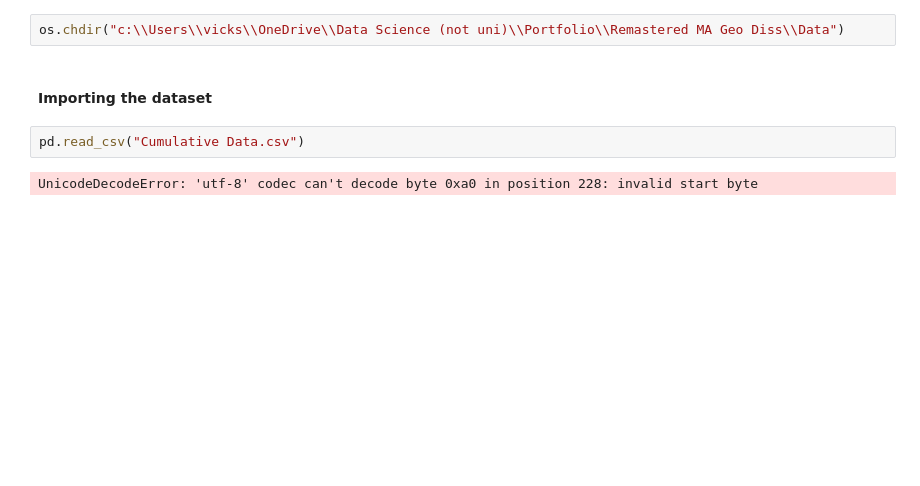
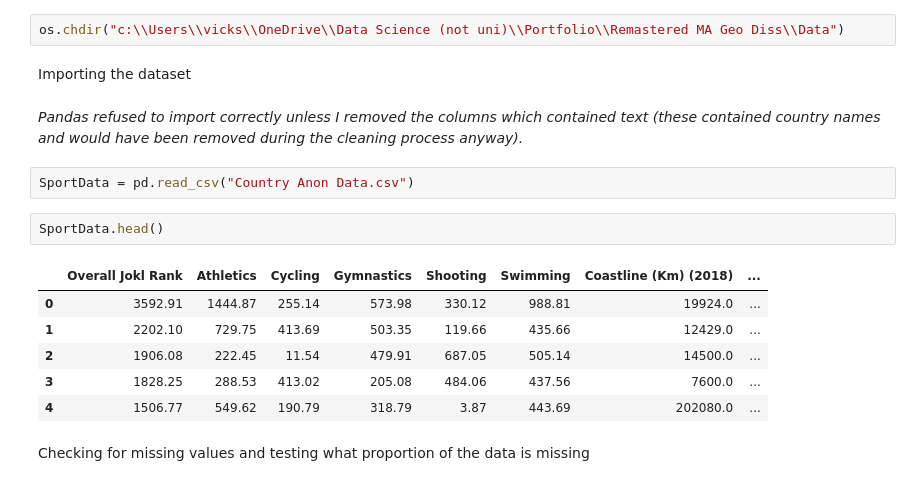
Before and after one commit to VikkiWalls/Remastered-MA-Geo-Diss, a Jupyter notebook: Data Cleaning and Pre-processing.ipynb, the cells around one changed output. Saved outputs shown, nothing was run; the diff lists cells and outputs as text; blank space fills up the shorter version.

```diff
--- a/Data Cleaning and Pre-processing.ipynb
+++ b/Data Cleaning and Pre-processing.ipynb
@@ -21,8 +25,19 @@ os.getcwd()
 # %%
 os.chdir("c:\\Users\\vicks\\OneDrive\\Data Science (not uni)\\Portfolio\\Remastered MA Geo Diss\\Data")
 # %% [markdown]
-#### Importing the dataset
+Importing the dataset
+# %% [markdown]
+_Pandas refused to import correctly unless I removed the columns which contained text (these contained country names and would have been removed during the cleaning process anyway)._
 # %%
-pd.read_csv("Cumulative Data.csv")
+SportData = pd.read_csv("Country Anon Data.csv")
-# %% [output]
-UnicodeDecodeError: 'utf-8' codec can't decode byte 0xa0 in position 228: invalid start byte
+# %%
+SportData.head()
+# %% [output]
+|  | Overall Jokl Rank | Athletics | Cycling | Gymnastics | Shooting | Swimming | Coastline (Km) (2018) | ... |
+| 0 | 3592.91 | 1444.87 | 255.14 | 573.98 | 330.12 | 988.81 | 19924.0 | ... |
+| 1 | 2202.10 | 729.75 | 413.69 | 503.35 | 119.66 | 435.66 | 12429.0 | ... |
+| 2 | 1906.08 | 222.45 | 11.54 | 479.91 | 687.05 | 505.14 | 14500.0 | ... |
+| 3 | 1828.25 | 288.53 | 413.02 | 205.08 | 484.06 | 437.56 | 7600.0 | ... |
+| 4 | 1506.77 | 549.62 | 190.79 | 318.79 | 3.87 | 443.69 | 202080.0 | ... |
+# %% [markdown]
+Checking for missing values and testing what proportion of the data is missing
```
Also changed, not shown: parts of 9 cells of this notebook.
